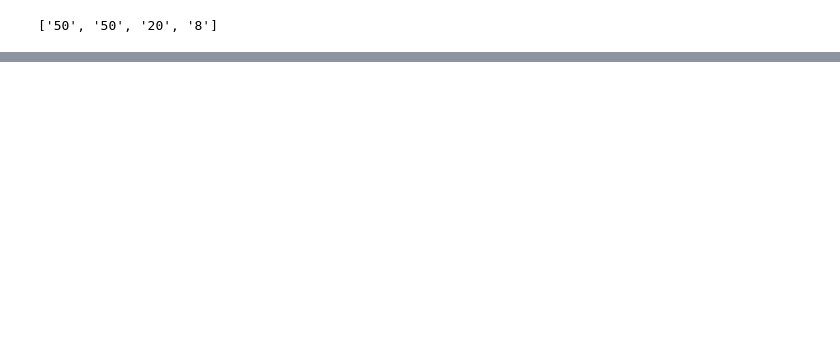
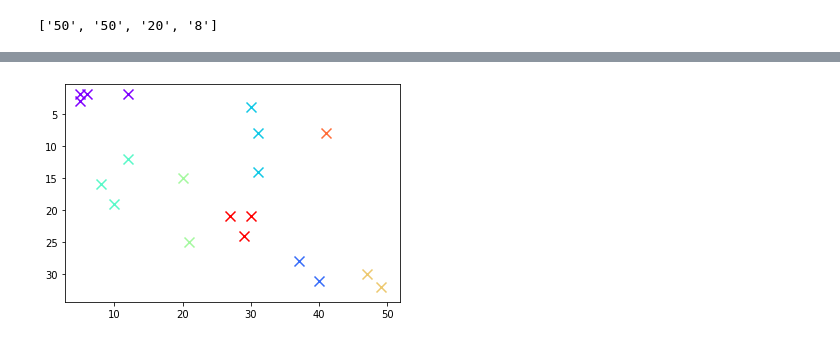
Before and after one commit to buiminhhien2k/Reply_trainning, a Jupyter notebook: 1_victoria_lake_code.ipynb, the cells around one changed output, grey strips where cells are left out. Drawn from its saved outputs; the diff is of its cells as text; code cells hidden in the pictures; blank space fills up the shorter version.

```diff
--- a/1_victoria_lake_code.ipynb
+++ b/1_victoria_lake_code.ipynb
@@ -137,0 +118,12 @@ map
+# %%
+target_point_array=np.asarray(target_point)
+target_and_label=np.hstack([target_point_array,cluster_indices.reshape(-1,1)])
+group=[]
+for ind in range(int(list_1st_line[3])):
+    group.append(target_and_label[target_and_label[:,2]==ind])
+colorlist1 = iter(cm.rainbow(np.linspace(0, 1, len(group))))
+for vector in group:
+    plt.scatter(vector[:,0],vector[:,1],color=next(colorlist1),marker='x',s=100)
+plt.gca().invert_yaxis()
+# %% [output]
+[figure, added]
```
Also changed, not shown: parts of 10 cells of this notebook, 7 other files.
